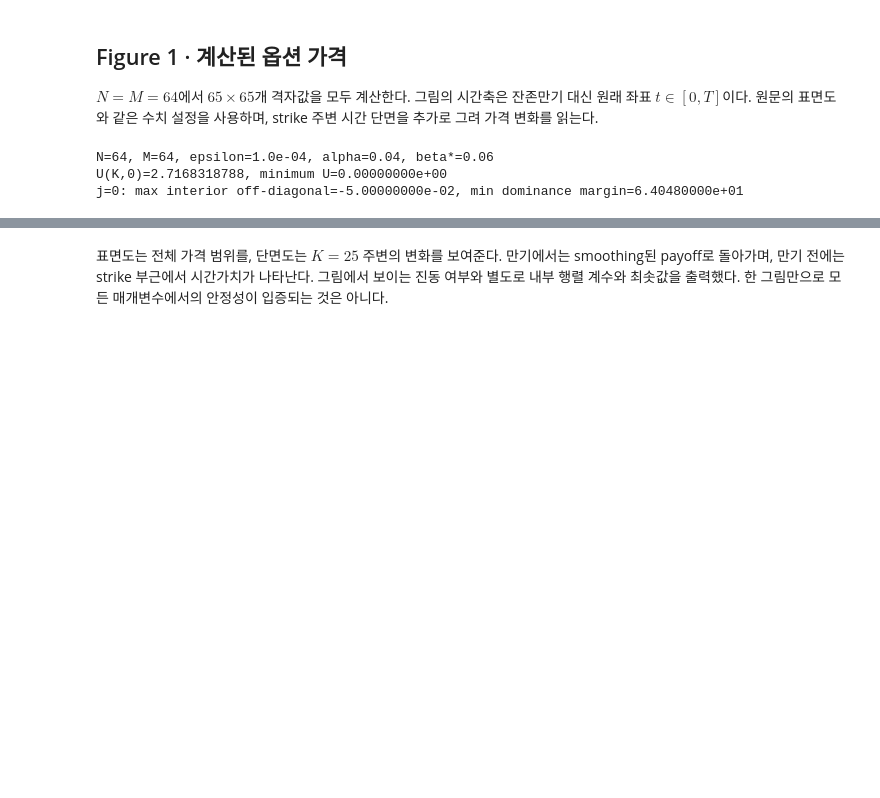
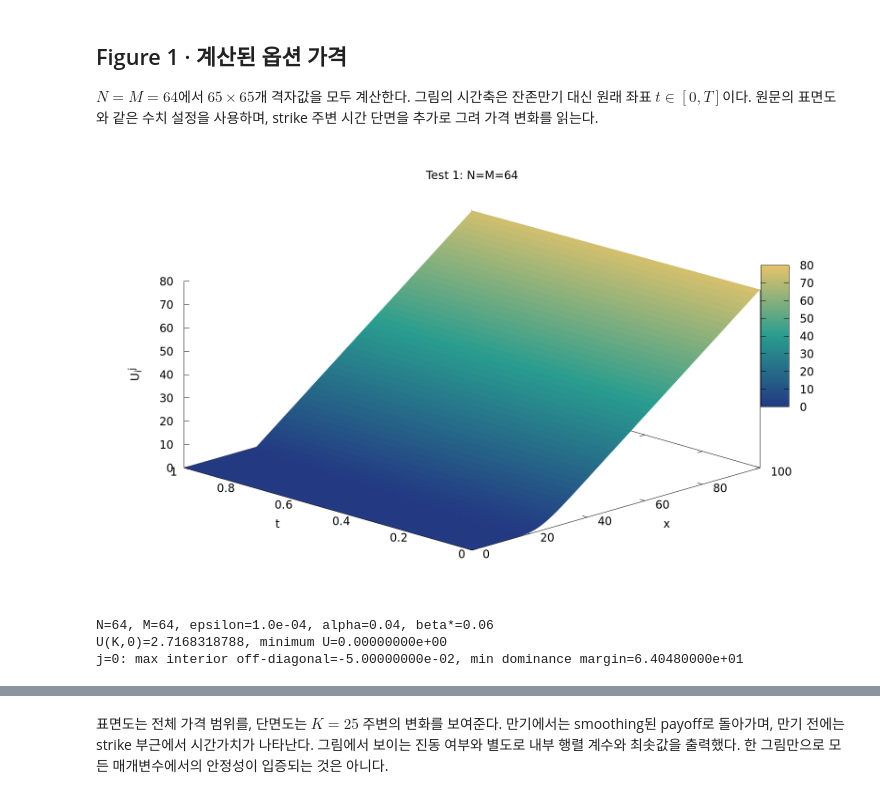
Before and after one commit to DongHakKun/A_robust_and_accurate_finite_difference_method_for_a_generalized_Black-Scholes_equation, a Jupyter notebook: ipynb/5_1_Test_1_Figure_1_Table_1.ipynb, the cells around one changed output, grey strips where cells are left out. Cells and saved outputs as stored; diff of their text form; code cells hidden in the pictures; blank space fills up the shorter version.

```diff
--- a/ipynb/5_1_Test_1_Figure_1_Table_1.ipynb
+++ b/ipynb/5_1_Test_1_Figure_1_Table_1.ipynb
@@ -35,14 +35,15 @@ $N=M=64$에서 $65\times65$개 격자값을 모두 계산한다. 그림의 시
 # %%
 BlackScholesSolver figure(64, 64, 0.04, 0.06);
 figure.solveTest1();
 printf("N=%d, M=%d, epsilon=%.1e, alpha=%.2f, beta*=%.2f\n",
        figure.N, figure.M, figure.epsilon, figure.alpha, figure.betaStar);
 printf("U(K,0)=%.10f, minimum U=%.8e\n", figure.value(figure.N/4,0), ErrorAnalysis::minimumValue(figure));
 printf("j=0: max interior off-diagonal=%.8e, min dominance margin=%.8e\n",
        figure.largestInteriorOffDiagonal(), figure.minimumDiagonalMargin());
 plotSolution(figure, "test1", "Test 1");
-displaySVG("../results/test1_surface.svg");
+displayPNG("../results/test1_surface.png");
 # %% [output]
+[figure, added]
 N=64, M=64, epsilon=1.0e-04, alpha=0.04, beta*=0.06
 U(K,0)=2.7168318788, minimum U=0.00000000e+00
 j=0: max interior off-diagonal=-5.00000000e-02, min dominance margin=6.40480000e+01
```
Also changed, not shown: parts of 2 cells of this notebook, 4 other files.
